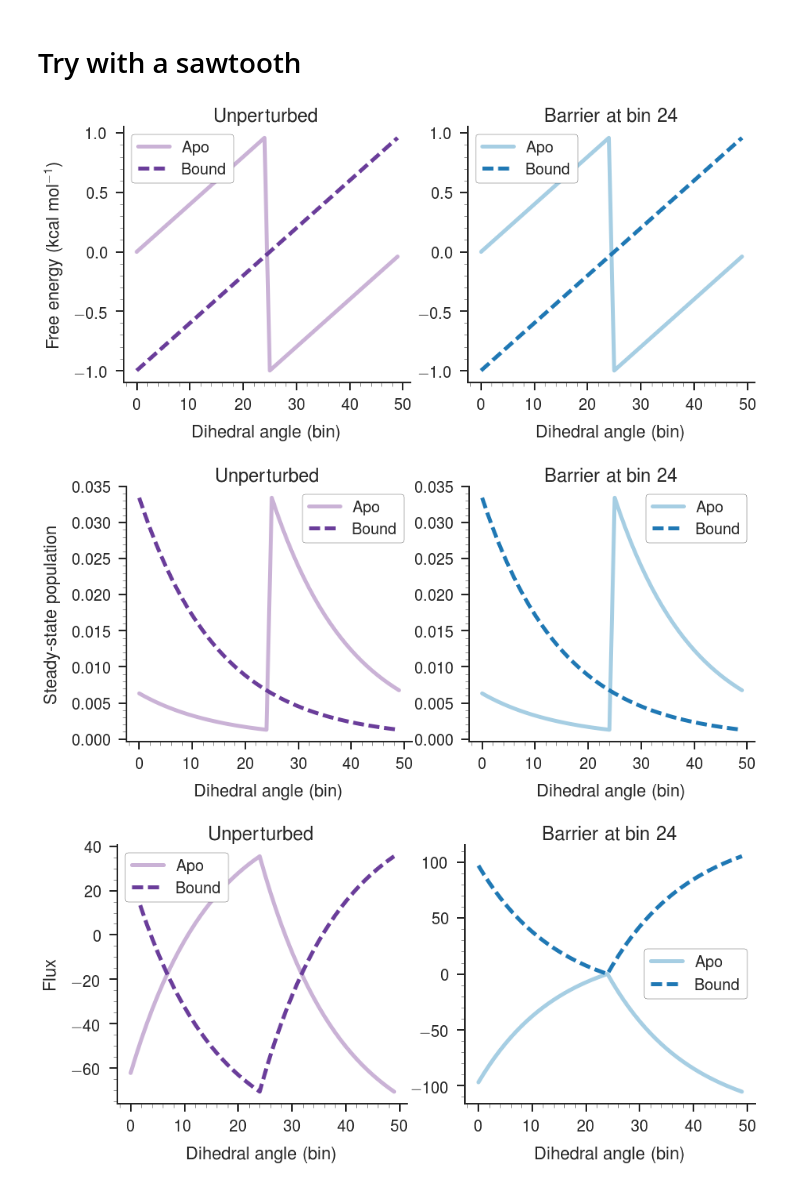
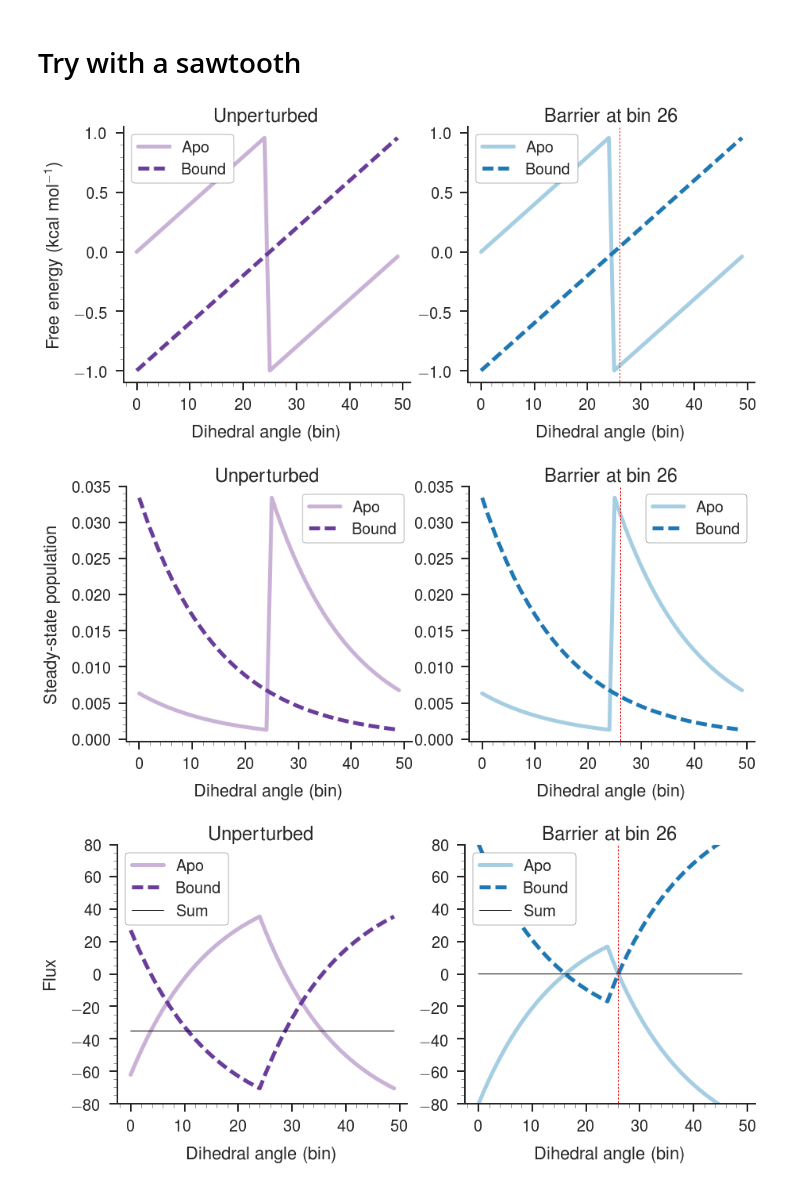
Before and after one commit to slochower/nonequilibrium-master, a Jupyter notebook: notebooks/force-on-barrier/force-on-barrier.ipynb, the cells around one changed output. Cells and saved outputs as stored; diff of their text form; code cells hidden in the pictures.

Commit message:
Force on barrier quick comparison and explanation; gist sent to Mike

```diff
--- a/notebooks/force-on-barrier/force-on-barrier.ipynb
+++ b/notebooks/force-on-barrier/force-on-barrier.ipynb
@@ -242,7 +240,7 @@ blocked.catalytic_rate = 312.0  # per second
 blocked.cSubstrate = 10**0
 
 blocked.barrier = True
-blocked.barrier_bin = 24
+blocked.barrier_bin = 26
 
 blocked.simulate(user_energies=True)
 # %%
@@ -266,10 +264,12 @@ ax2.plot(blocked.bound, color=cmap[1], ls='--', label='Bound')
 
 ax2.set_xlabel('Dihedral angle (bin)')
 ax2.legend(frameon=True, loc=0, framealpha=1.0, edgecolor='k')
-ax2.set_title('Barrier at bin 24')
+ax2.axvline(26, -1, 1, c='r', ls=':', lw=1)
+
+ax2.set_title('Barrier at bin 26')
 paper_plot(fig)
 # %% [output]
-[figure, old version]
+[figure, new version]
 # %%
 cmap = sns.color_palette("Paired", 10)
 fig = plt.figure(figsize=(2 * 6 * 1.2, 6))
@@ -291,35 +291,41 @@ ax2.plot(blocked.ss[this.bins:2*this.bins], color=cmap[1], ls='--', label='Bound
 
 ax2.set_xlabel('Dihedral angle (bin)')
 ax2.legend(frameon=True, loc=0, framealpha=1.0, edgecolor='k')
-ax2.set_title('Barrier at bin 24')
+ax2.axvline(26, -1, 1, c='r', ls=':', lw=1)
+ax2.set_title('Barrier at bin 26')
 paper_plot(fig)
 # %% [output]
-[figure, old version]
+[figure, new version]
 # %%
 cmap = sns.color_palette("Paired", 10)
 fig = plt.figure(figsize=(2 * 6 * 1.2, 6))
 grid = GridSpec(1, 2, wspace=0.2, hspace=0.2)
 ax1 = plt.subplot(grid[0, 0])
 
 ax1.plot(this.flux_u, color=this.unbound_clr, label='Apo')
 ax1.plot(this.flux_b, color=this.bound_clr, ls='--', label='Bound')
+ax1.plot(this.flux_u + this.flux_b, color='k', lw=1, label='Sum')
 
 ax1.set_xlabel('Dihedral angle (bin)')
 ax1.set_ylabel('Flux')
-ax1.legend(frameon=True, loc=0, framealpha=1.0, edgecolor='k')
+ax1.legend(frameon=True, loc=2, framealpha=1.0, edgecolor='k')
 ax1.set_title('Unperturbed')
+ax1.set_ylim([-80, 80])
 
 ax2 = plt.subplot(grid[0, 1])
-
 ax2.plot(blocked.flux_u, color=cmap[0], label='Apo')
 ax2.plot(blocked.flux_b, color=cmap[1], ls='--', label='Bound')
+ax2.plot(blocked.flux_u + blocked.flux_b, color='k', lw=1, label='Sum')
+ax2.set_ylim([-80, 80])
+
 
 ax2.set_xlabel('Dihedral angle (bin)')
-ax2.legend(frameon=True, loc=0, framealpha=1.0, edgecolor='k')
-ax2.set_title('Barrier at bin 24')
+ax2.legend(frameon=True, loc=2, framealpha=1.0, edgecolor='k')
+ax2.axvline(26, -1, 1, c='r', ls=':', lw=1)
+ax2.set_title('Barrier at bin 26')
 paper_plot(fig)
 # %% [output]
-[figure, old version]
+[figure, new version]
 # %%
 cmap = sns.color_palette("Paired", 10)
 fig = plt.figure(figsize=(1 * 6 * 1.2, 6))
```
Also changed, not shown: parts of 3 cells of this notebook, 2 other files.
